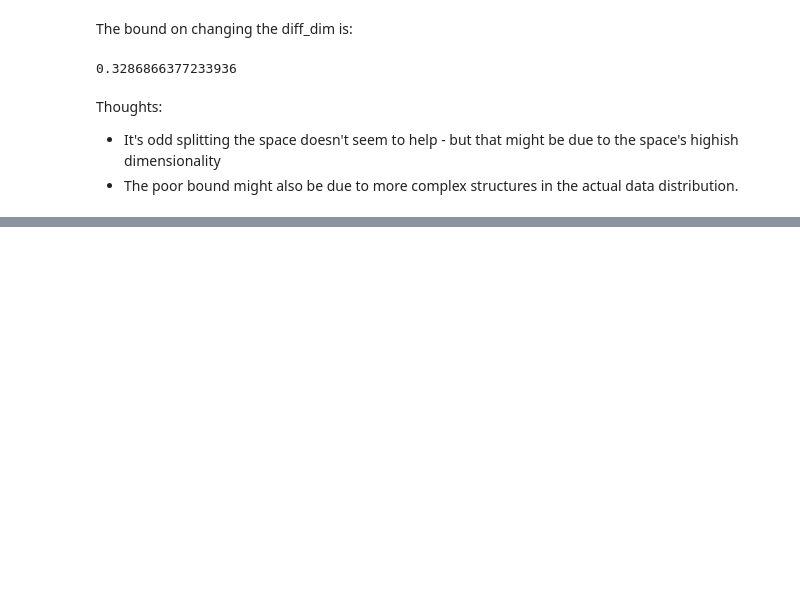
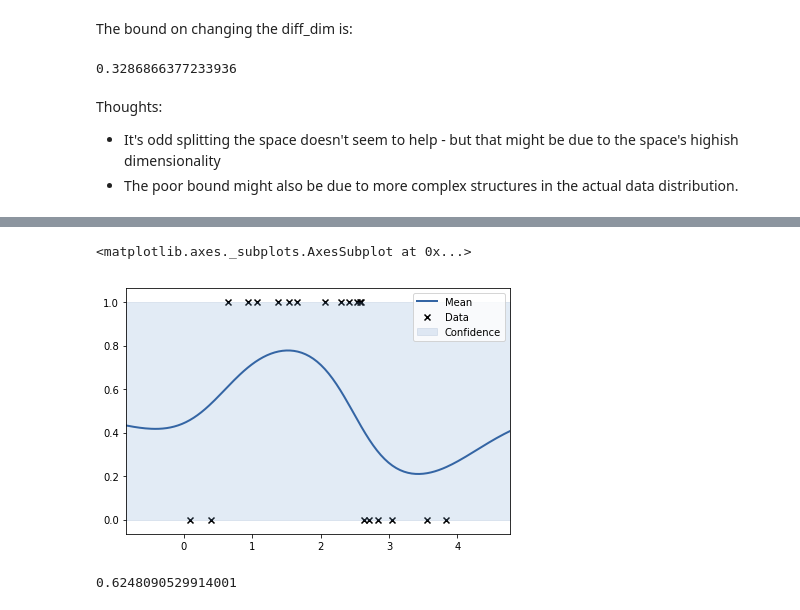
Before and after one commit to lionfish0/GPAdversarialBound, a Jupyter notebook: jupyter/New Version.ipynb, the cells around one changed output, grey strips where cells are left out. Saved outputs shown, nothing was run; the diff lists cells and outputs as text; code cells hidden in the pictures; blank space fills up the shorter version.

```diff
--- a/jupyter/New Version.ipynb
+++ b/jupyter/New Version.ipynb
@@ -316,0 +358,13 @@ Thoughts:
+# %%
+import GPy
+import numpy as np
+import matplotlib.pyplot as plt
+%matplotlib inline
+
+dims = 2
+X = np.random.rand(20,dims)*4
+Y = np.sin(X[:,0:1])>0.5
+kern = GPy.kern.RBF(2)
+m = GPy.models.GPClassification(X,Y,kern)
+m.inference_method = GPy.inference.latent_function_inference.laplace.Laplace()
+m.optimize()
@@ -316,0 +439,12 @@ Thoughts:
+# %%
+m.plot(fixed_inputs=[(1,2.0)])
+# %% [output]
+<matplotlib.axes._subplots.AxesSubplot at 0x...>
+[figure, added]
+# %%
+testX = np.random.rand(1000,2)*4
+testX[:,1]=2.5
+p,_ = m.predict(X)
+np.max(p)-np.min(p)
+# %% [output]
+0.6248090529914001
```
Also changed, not shown: parts of 21 cells of this notebook, 1 other file.
